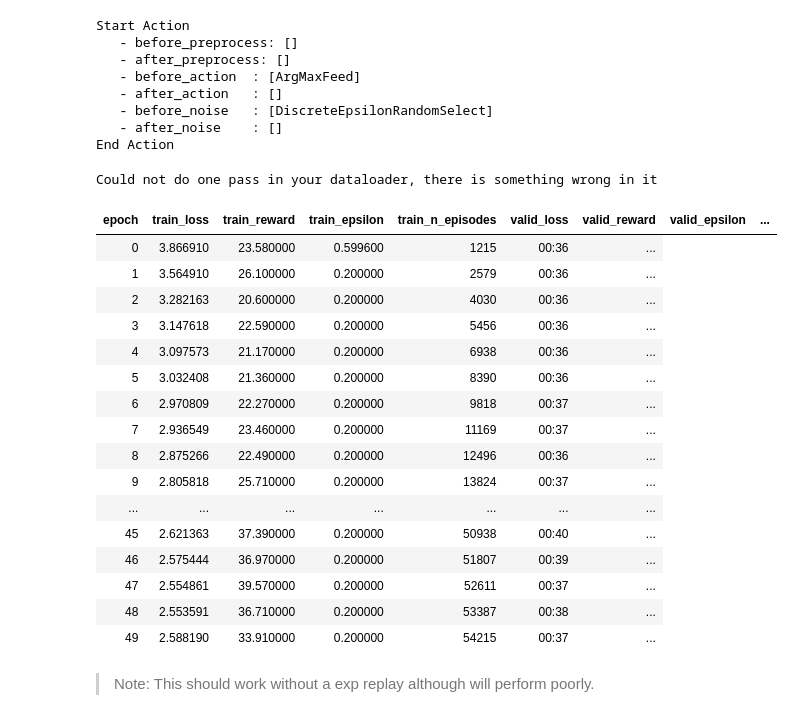
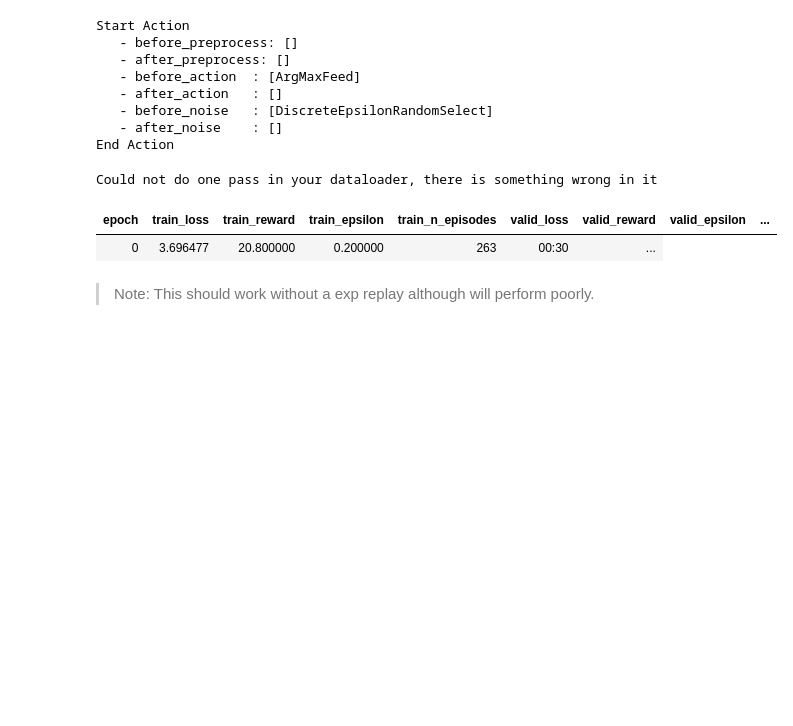
Before and after one commit to josiahls/fastrl, a Jupyter notebook: nbs/10a_agents.dqn.core.ipynb, the cells around one changed output. Drawn from its saved outputs; the diff is of its cells as text; code cells hidden in the pictures; blank space fills up the shorter version.

```diff
--- a/nbs/10a_agents.dqn.core.ipynb
+++ b/nbs/10a_agents.dqn.core.ipynb
@@ -192,7 +193,7 @@ source=Source(cbs=[GymLoop('CartPole-v1',agent,steps_count=3,seed=0,
 
 dls=SourceDataBlock().dataloaders([source],n=1000,bs=1,num_workers=0)
 
-exp_replay=ExperienceReplay(bs=32,max_sz=100000,warmup_sz=32)
+exp_replay=ExperienceReplayCallback(bs=32,max_sz=100000,warmup_sz=32)
 
 learn=Learner(dls,agent,loss_func=MSELoss(),
               cbs=[exp_replay,DQNTrainer],
@@ -200,25 +201,11 @@ learn=Learner(dls,agent,loss_func=MSELoss(),
 # %% [output]
 Could not do one pass in your dataloader, there is something wrong in it
 # %%
-learn.fit(50,lr=0.0001,wd=0)
+slow=False
+learn.fit(50 if slow else 1,lr=0.0001,wd=0)
 # %% [output]
 | epoch | train_loss | train_reward | train_epsilon | train_n_episodes | valid_loss | valid_reward | valid_epsilon | ... |
-| 0 | 3.866910 | 23.580000 | 0.599600 | 1215 | 00:36 | ... |
-| 1 | 3.564910 | 26.100000 | 0.200000 | 2579 | 00:36 | ... |
-| 2 | 3.282163 | 20.600000 | 0.200000 | 4030 | 00:36 | ... |
-| 3 | 3.147618 | 22.590000 | 0.200000 | 5456 | 00:36 | ... |
-| 4 | 3.097573 | 21.170000 | 0.200000 | 6938 | 00:36 | ... |
-| 5 | 3.032408 | 21.360000 | 0.200000 | 8390 | 00:36 | ... |
-| 6 | 2.970809 | 22.270000 | 0.200000 | 9818 | 00:37 | ... |
-| 7 | 2.936549 | 23.460000 | 0.200000 | 11169 | 00:37 | ... |
-| 8 | 2.875266 | 22.490000 | 0.200000 | 12496 | 00:36 | ... |
-| 9 | 2.805818 | 25.710000 | 0.200000 | 13824 | 00:37 | ... |
-| ... | ... | ... | ... | ... | ... | ... |
-| 45 | 2.621363 | 37.390000 | 0.200000 | 50938 | 00:40 | ... |
-| 46 | 2.575444 | 36.970000 | 0.200000 | 51807 | 00:39 | ... |
-| 47 | 2.554861 | 39.570000 | 0.200000 | 52611 | 00:37 | ... |
-| 48 | 2.553591 | 36.710000 | 0.200000 | 53387 | 00:38 | ... |
-| 49 | 2.588190 | 33.910000 | 0.200000 | 54215 | 00:37 | ... |
+| 0 | 3.696477 | 20.800000 | 0.200000 | 263 | 00:30 | ... |
 # %% [markdown]
 > Note: This should work without a exp replay although will perform poorly.
 # %%
```
Also changed, not shown: parts of 5 cells of this notebook, 23 other files.
